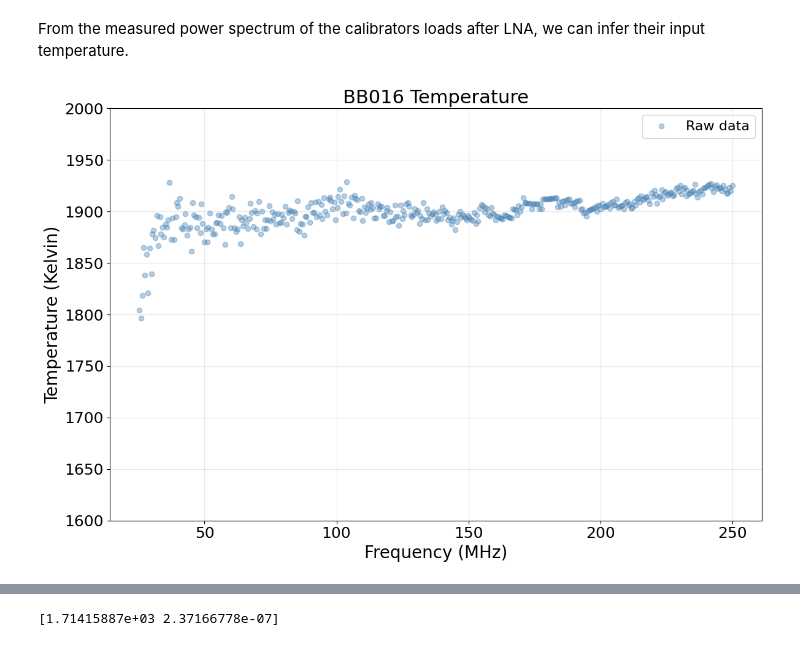
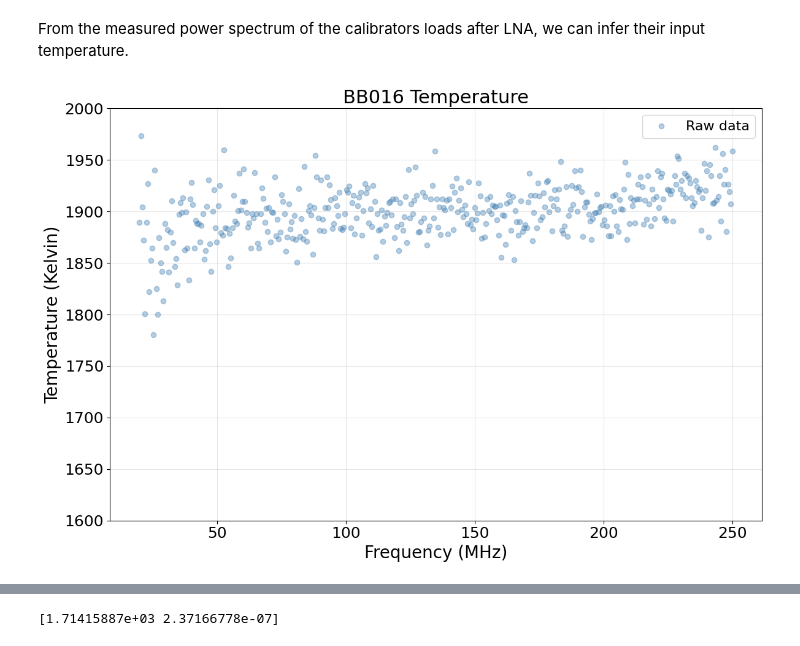
Before and after one commit to alhosani-abdulla/Highz-EXP, a Jupyter notebook: notebooks/calibrator_measurements copy.ipynb, the cells around one changed output, grey strips where cells are left out. Drawn from its saved outputs; the diff is of its cells as text; code cells hidden in the pictures.

```diff
--- a/notebooks/calibrator_measurements copy.ipynb
+++ b/notebooks/calibrator_measurements copy.ipynb
@@ -173,12 +176,12 @@ rebinned_BB016_spec = BB016_spec.resample(rebinned_freq, reducer=np.nanmean, out
 # %%
 # Convert all measurements from dBm to kelvin for comparison
 # and resample them to the same frequency grid
 BB016_kelvin = LNA_thermo.infer_temperature(
-    rebinned_BB016_spec, show_plot=True, freq_range=(20, 250),
+    BB016_spec, show_plot=True, freq_range=(20, 250),
     title='BB016 Temperature', y_range=(1600, 2000),
     smoothing=None, save_path=pjoin(plot_path, 'BB016_T_inferred.png'))
 # %% [output]
-[figure, old version]
+[figure, new version]
 # %%
 # Convert all measurements from dBm to kelvin for comparison
 # and resample them to the same frequency grid
```
Also changed, not shown: parts of 7 cells of this notebook, 5 other files.
